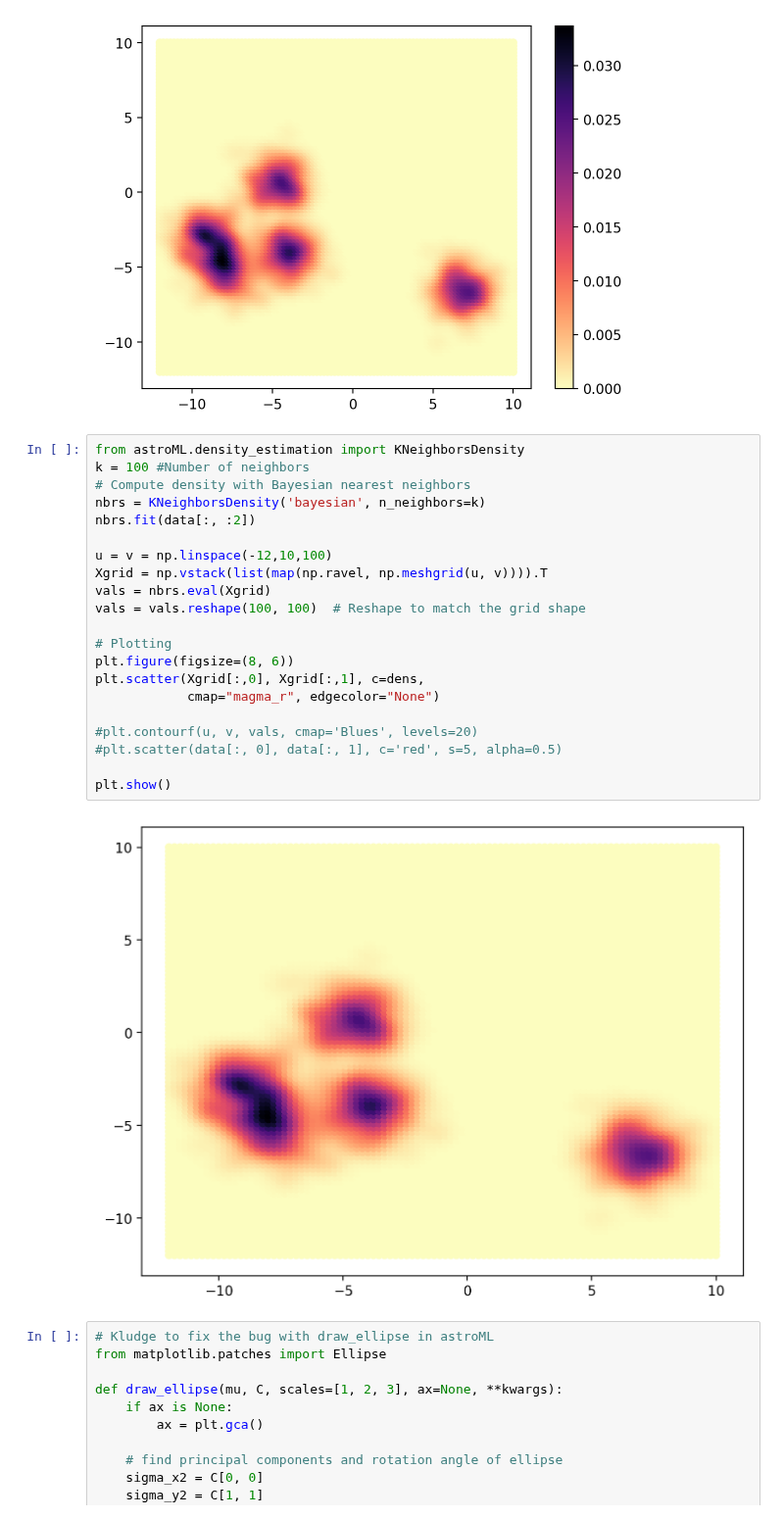
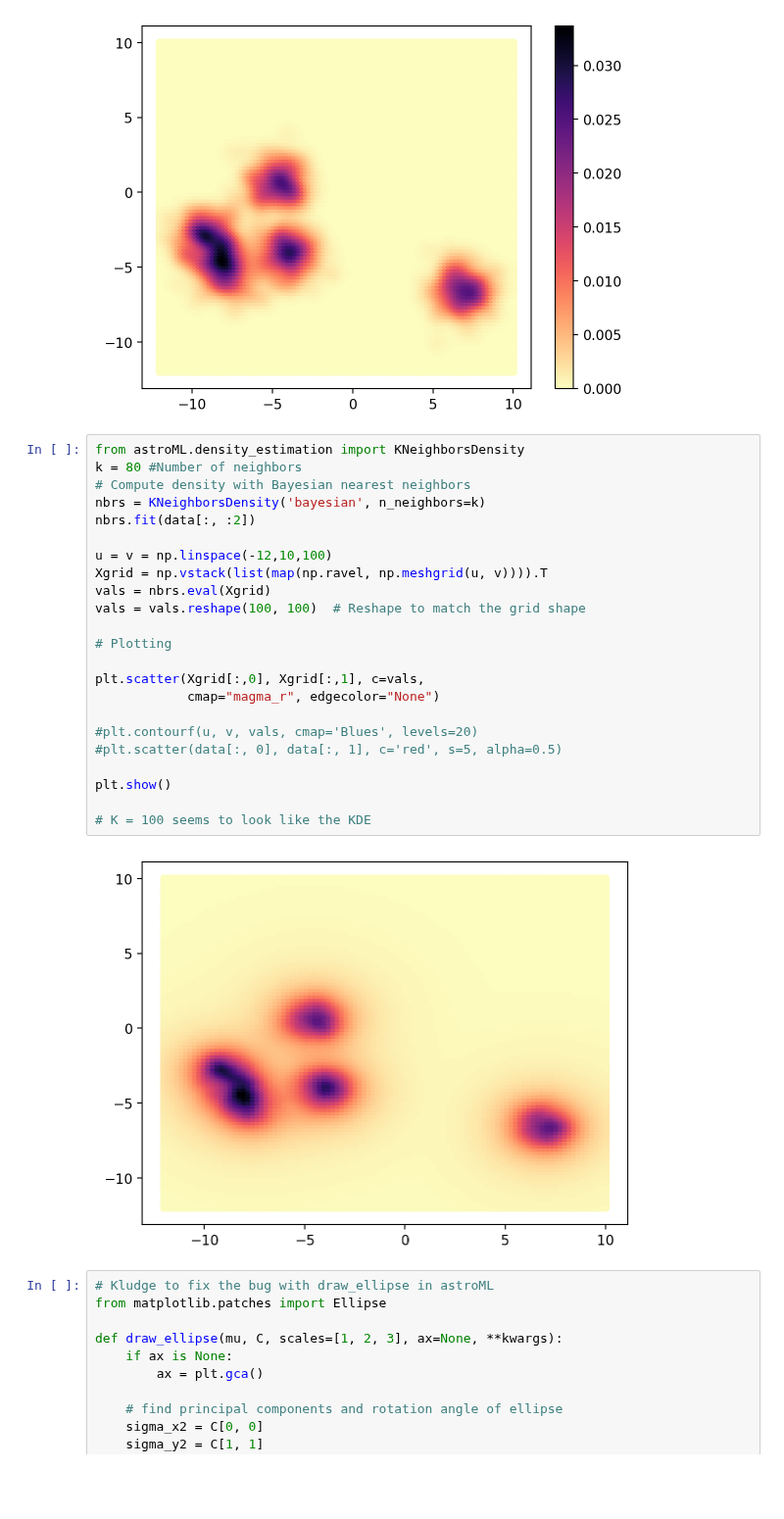
Before and after one commit to VanderbiltAstronomy/astr_8070_s25, a Jupyter notebook: coursework/student_folders/m_rizzosmith/homework/vu_astr8070_s25_hw6_mikerizzosmith.ipynb, the cells around one changed output. Shown at 98% size. Drawn from its saved outputs; the diff is of its cells as text; blank space fills up the shorter version.

```diff
--- a/coursework/student_folders/m_rizzosmith/homework/vu_astr8070_s25_hw6_mikerizzosmith.ipynb
+++ b/coursework/student_folders/m_rizzosmith/homework/vu_astr8070_s25_hw6_mikerizzosmith.ipynb
@@ -69,27 +69,29 @@ plt.colorbar()
 [figure]
 # %%
 from astroML.density_estimation import KNeighborsDensity
-k = 100 #Number of neighbors
+k = 80 #Number of neighbors
 # Compute density with Bayesian nearest neighbors
 nbrs = KNeighborsDensity('bayesian', n_neighbors=k)
 nbrs.fit(data[:, :2])
 
 u = v = np.linspace(-12,10,100)
 Xgrid = np.vstack(list(map(np.ravel, np.meshgrid(u, v)))).T
 vals = nbrs.eval(Xgrid)
 vals = vals.reshape(100, 100)  # Reshape to match the grid shape
 
 # Plotting
-plt.figure(figsize=(8, 6))
-plt.scatter(Xgrid[:,0], Xgrid[:,1], c=dens,
+
+plt.scatter(Xgrid[:,0], Xgrid[:,1], c=vals,
             cmap="magma_r", edgecolor="None")
 
 #plt.contourf(u, v, vals, cmap='Blues', levels=20)
 #plt.scatter(data[:, 0], data[:, 1], c='red', s=5, alpha=0.5)
 
 plt.show()
+
+# K = 100 seems to look like the KDE
 # %% [output]
-[figure, old version]
+[figure, new version]
 # %%
 # Kludge to fix the bug with draw_ellipse in astroML
 from matplotlib.patches import Ellipse
```
Also changed, not shown: parts of 4 cells of this notebook.
